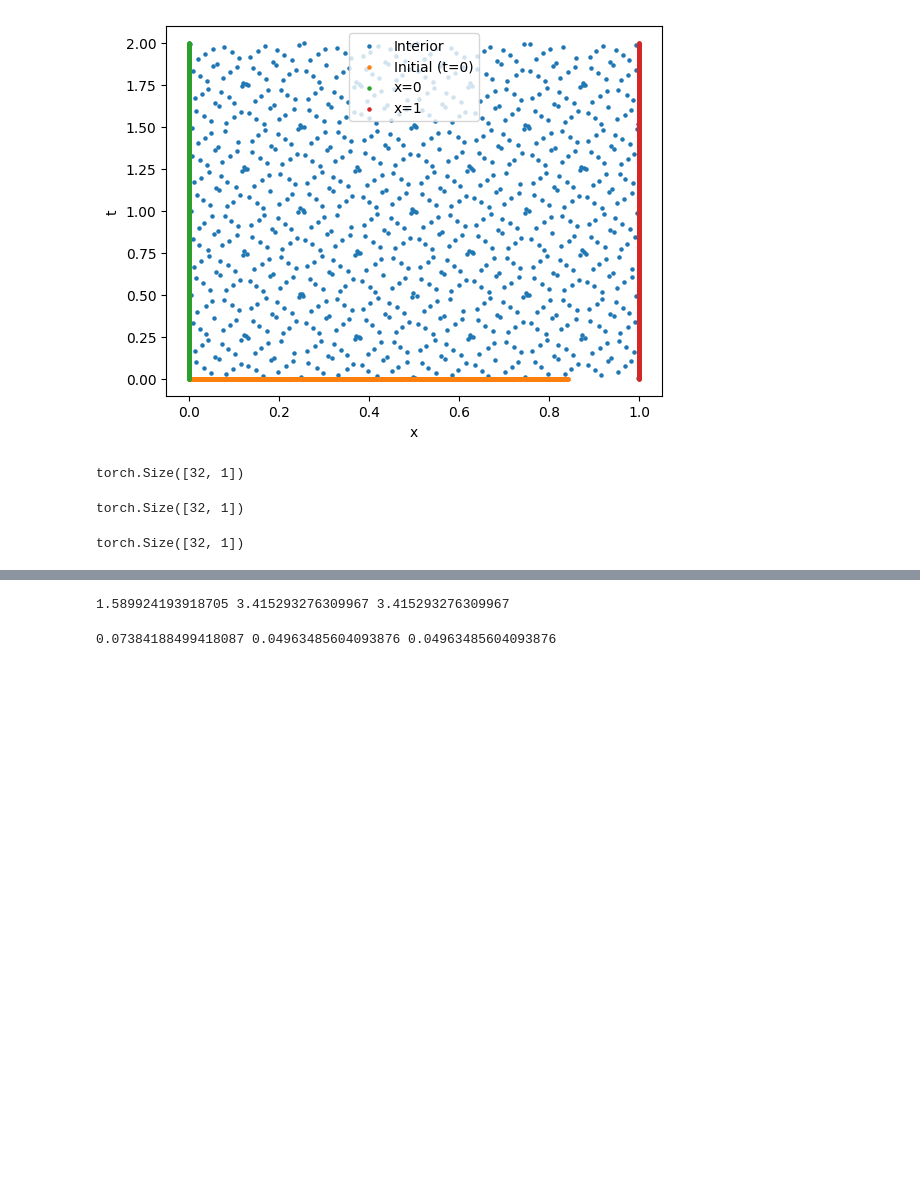
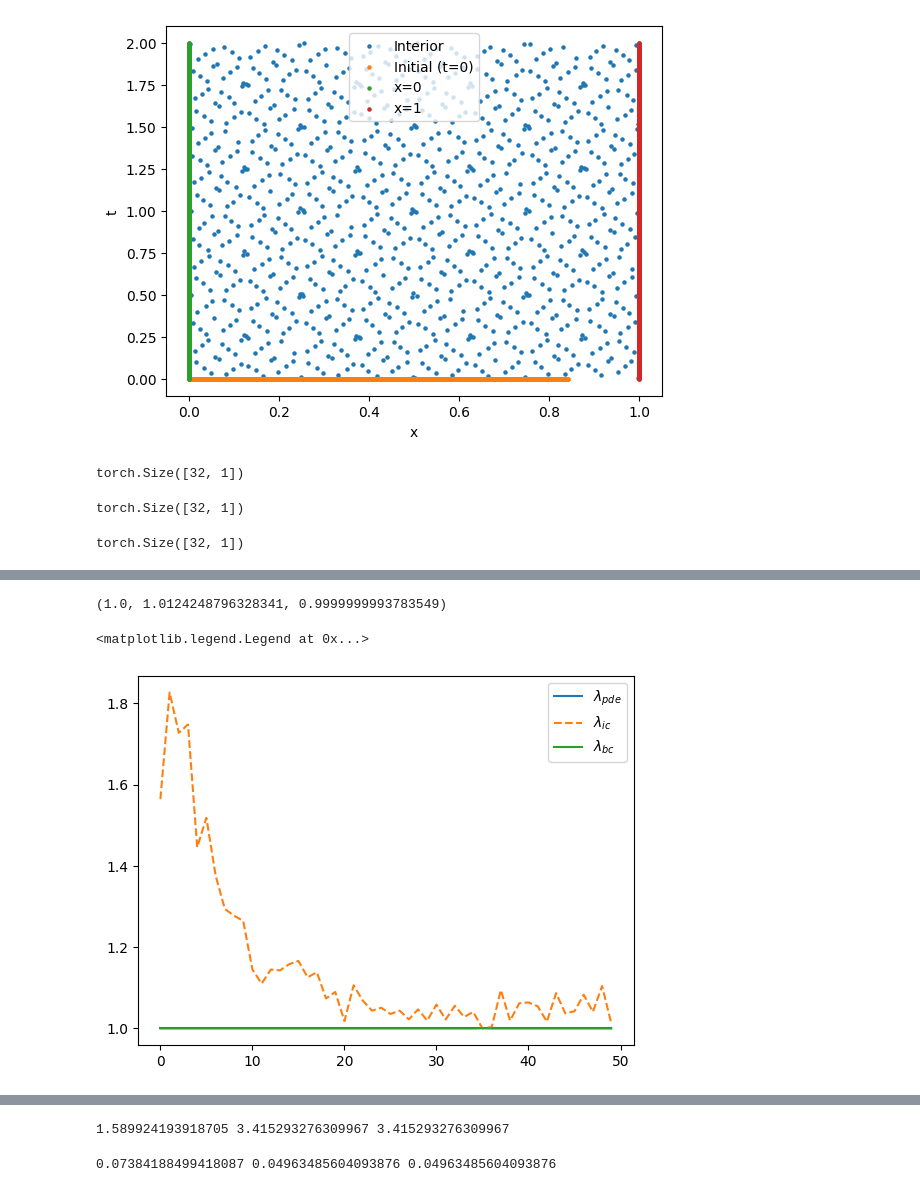
Before and after one commit to Mafaz03/Deep-Learning-in-Mechanics, a Jupyter notebook: advection-diffusion.ipynb, the cells around one changed output, grey strips where cells are left out. Saved outputs shown, nothing was run; the diff lists cells and outputs as text; code cells hidden in the pictures; blank space fills up the shorter version.

```diff
--- a/advection-diffusion.ipynb
+++ b/advection-diffusion.ipynb
@@ -19,7 +21,16 @@ class NN(torch.nn.Module):
         self.hidden_layers = torch.nn.ModuleList([torch.nn.Linear(neurons, neurons, bias = True) for _ in range(layers)])
         self.output_layer  = torch.nn.Linear(neurons, output_dim, bias = True)
 
-        self.act           = torch.nn.Tanh()
+        if self.activation == 'tanh':
+            self.act = nn.Tanh()
+        elif self.activation == 'relu':
+            self.act = nn.ReLU()
+        elif self.activation == 'gelu':
+            self.act = nn.GELU()
+        elif self.activation == 'sin':
+            self.act = torch.sin
+        else:
+            raise ValueError(f"Unknown activation: {activation}")
 
     def forward(self, x):
         a =  self.input_layer(x)
@@ -31,8 +42,11 @@ class NN(torch.nn.Module):
     def init_xavier(self):
         def init_weights(m):
             if type(m) == nn.Linear and m.weight.requires_grad and m.bias.requires_grad:
-                g = nn.init.calculate_gain(self.activation)
-                torch.nn.init.xavier_uniform_(m.weight, gain=g)
+                if self.activation == 'sin':
+                    nn.init.xavier_uniform_(m.weight)
+                else:
+                    g = nn.init.calculate_gain(self.activation)
+                    torch.nn.init.xavier_uniform_(m.weight, gain=g)
                 m.bias.data.fill_(0)
         self.apply(init_weights)
 
@@ -323,0 +451,12 @@ EPOCH: 40 | train loss: 0.1727 | test loss: 0.1150
+# %%
+lambda_tracker['pde'][-1], lambda_tracker['ic'][-1], lambda_tracker['bc'][-1]
+# %% [output]
+(1.0, 1.0124248796328341, 0.9999999993783549)
+# %%
+plt.plot(lambda_tracker['pde'], label = "$\lambda_{pde}$")
+plt.plot(lambda_tracker['ic'], label = "$\lambda_{ic}$", linestyle = "--")
+plt.plot(lambda_tracker['bc'], label = "$\lambda_{bc}$")
+plt.legend()
+# %% [output]
+<matplotlib.legend.Legend at 0x...>
+[figure, added]
```
Also changed, not shown: parts of 16 cells of this notebook, 1 other file.
